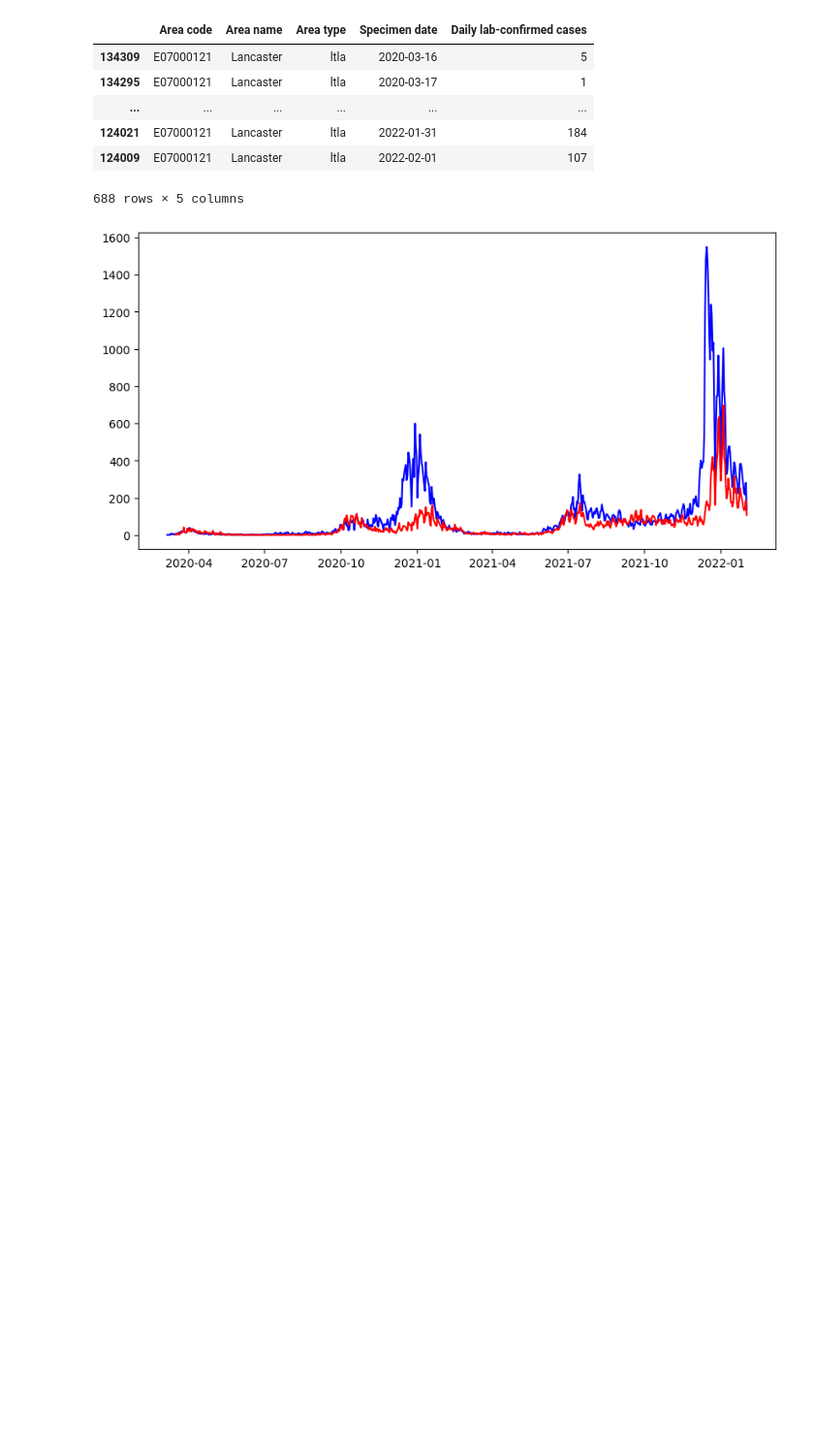
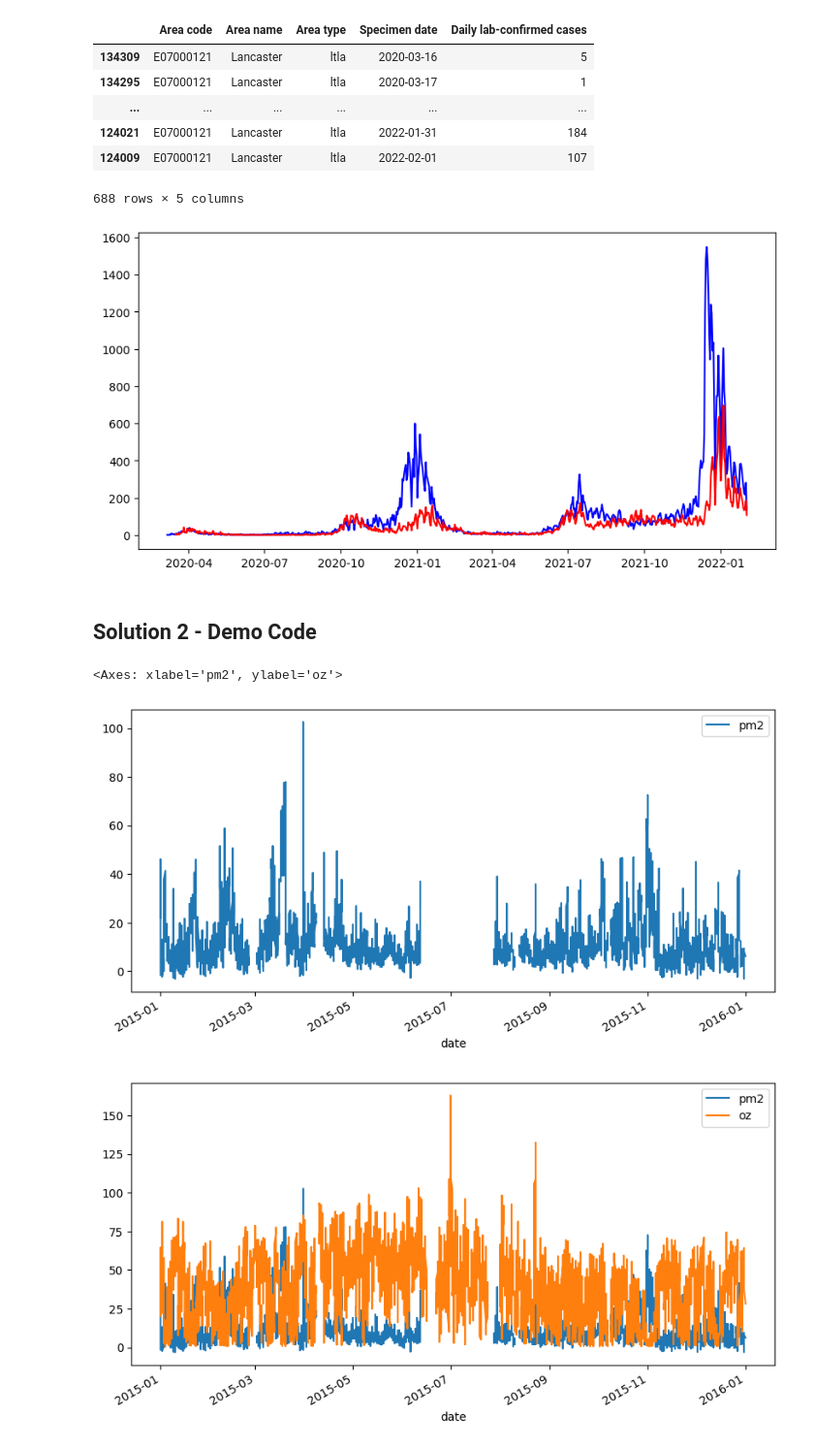
Before and after one commit to Panperception/SCC022, a Jupyter notebook: Week01.ipynb, the cells around one changed output. Shown: that part at 97% size. Cells and saved outputs as stored; diff of their text form; code cells hidden in the pictures; blank space fills up the shorter version.

```diff
--- a/Week01.ipynb
+++ b/Week01.ipynb
@@ -144,3 +144,52 @@ plt.plot(cvd_lancaster["Specimen date"], cvd_lancaster["Daily lab-confirmed case
 plt.show()
 # %% [output]
 [figure]
+# %% [markdown]
+## Solution 2 - Demo Code
+# %%
+import pandas as pd
+import matplotlib.pyplot as plt
+import datetime as dt
+import numpy as np
+plt.interactive(True)
+
+nott = pd.read_csv("NOTT_2015.csv", header=4)
+nott
+
+pd.options.display.max_rows = 10
+pd.options.display.min_rows = 5
+pd.options.display.max_columns = 10
+nott
+
+list(nott.columns)
+
+nott = nott.drop("unit", axis=1)
+nott
+
+nott = nott.drop(nott.filter(regex="unit*"), axis=1)
+nott = nott.drop(nott.filter(regex="status*"), axis=1)
+nott
+
+nott.columns = ['date', 'time', 'pm10', 'no', 'no2', 'n_as_no2', 'nv_pm10', 'nv_pm2', 'oz', 'pm2', 'so2', 'v_pm10', 'v_pm2']
+
+list(nott.columns)
+
+nott['date'] = pd.to_datetime(nott['date'], dayfirst=True)
+
+nott.loc[nott['time']=="24:00", "date"] = nott['date'] + dt.timedelta(days=1)
+nott
+
+nott.loc[nott['time']=="24:00", 'time'] = pd.to_datetime("00:00", format="%H:%M").time()
+nott
+
+nott.describe()
+
+nott.plot(x="date", y="pm2", figsize=(10, 5))
+
+nott.plot(x="date", y=["pm2", "oz"], figsize=(10, 5))
+
+nott.plot(kind="scatter", x="pm2", y="oz", figsize=(10, 10))
+# %% [output]
+<Axes: xlabel='pm2', ylabel='oz'>
+[figure, added]
+[figure, added]
```
Also changed, not shown: parts of 3 cells of this notebook.
